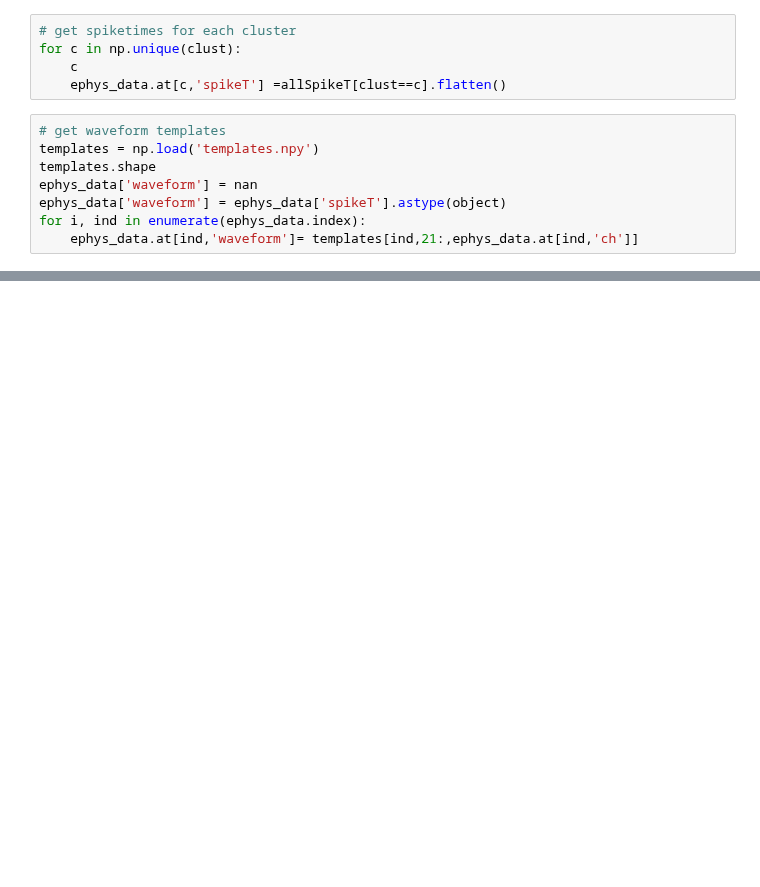
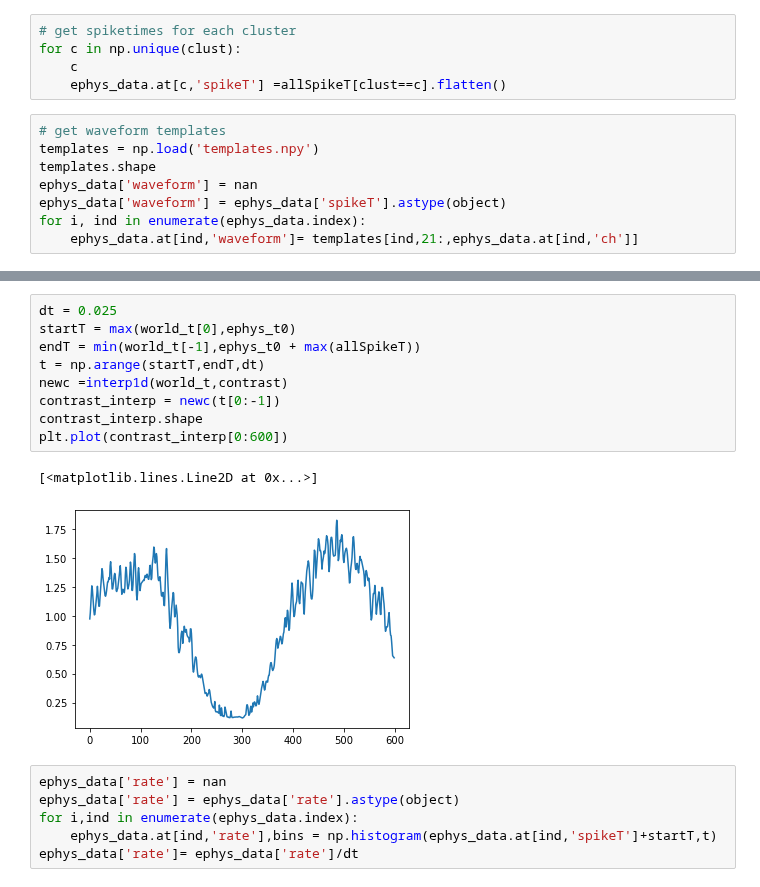
Before and after one commit to nielllab/FreelyMovingEphys, a Jupyter notebook: spikes_cmn.ipynb, the cells around one changed output, grey strips where cells are left out. Cells and saved outputs as stored; diff of their text form; blank space fills up the shorter version.

```diff
--- a/spikes_cmn.ipynb
+++ b/spikes_cmn.ipynb
@@ -152 +265,19 @@ TypeError: _get_value() missing 1 required positional argument: 'col'
+# %%
+dt = 0.025
+startT = max(world_t[0],ephys_t0)
+endT = min(world_t[-1],ephys_t0 + max(allSpikeT))
+t = np.arange(startT,endT,dt)
+newc =interp1d(world_t,contrast)
+contrast_interp = newc(t[0:-1])
+contrast_interp.shape
+plt.plot(contrast_interp[0:600])
+# %% [output]
+[<matplotlib.lines.Line2D at 0x...>]
+[figure, added]
+# %%
+ephys_data['rate'] = nan
+ephys_data['rate'] = ephys_data['rate'].astype(object)
+for i,ind in enumerate(ephys_data.index):
+    ephys_data.at[ind,'rate'],bins = np.histogram(ephys_data.at[ind,'spikeT']+startT,t)
+ephys_data['rate']= ephys_data['rate']/dt
 # %%
```
Also changed, not shown: parts of 39 cells of this notebook.
